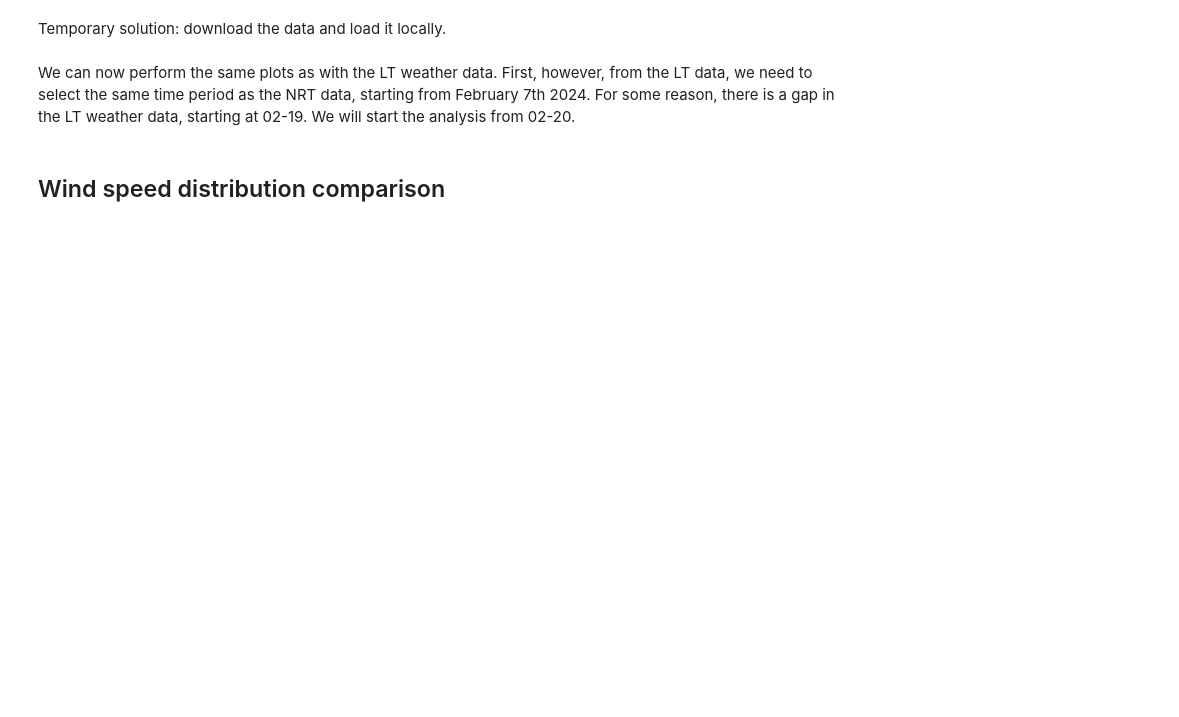
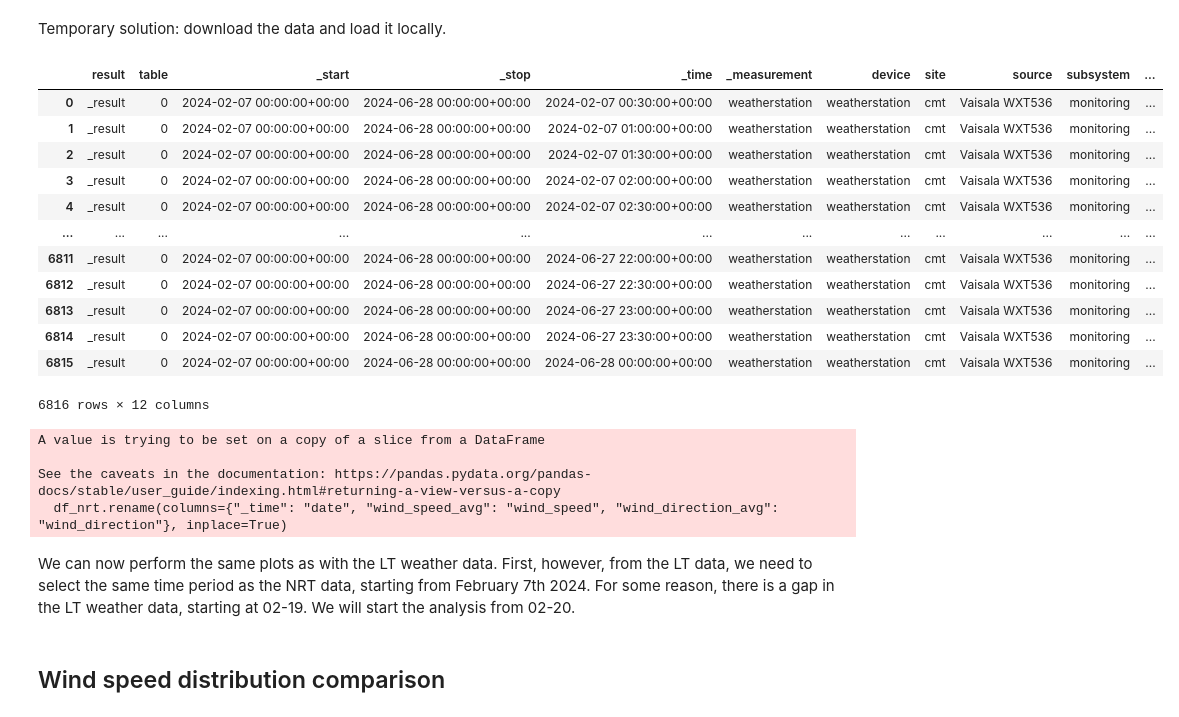
Before and after one commit to ferazuza/aspred, a Jupyter notebook: notebooks/winds.ipynb, the cells around one changed output. Drawn from its saved outputs; the diff is of its cells as text; code cells hidden in the pictures; blank space fills up the shorter version.

```diff
--- a/notebooks/winds.ipynb
+++ b/notebooks/winds.ipynb
@@ -100,15 +100,17 @@ https://gist.github.com/jobovy/a10a97353b8200b397de1f35a6525ece
 
 Update: Joao has sent me instructions. Need to update the connector.
 # %%
-from influxdb import InfluxDBClient
-
-host = 'influxdb.services.newrobotictelescope.org'
-port = 8086
-username = 'nrt-admin'
-password = 'super_secret_password'
+from influxdb_client import InfluxDBClient
+import pandas as pd
+host = 'https://influxdb.services.newrobotictelescope.org'
+username = "nrt-admin"
+password = "super_secret_password"
 ssl = True
 verify_ssl = True
+token = "YNZ0oOiejxQT62BXkLyuQfTvH8su0ki9oMbv12l3VU7kwpUvk8NE_SSp10geFA6vKFg8TQMAd8y82tK2UtCVSg=="
+org = "NRT"
+bucket = "Weatherstation"
 
-client = InfluxDBClient(host=host, port=port, username=username, password=password, ssl=ssl, verify_ssl=verify_ssl)
-client.get_list_database()
+client = InfluxDBClient(host, token, org, timeout = 60000)
+print('alive: %s' % client.ping())
 # %% [output]
@@ -116,4 +157,30 @@ ModuleNotFoundError: No module named 'influxdb'
 # %% [markdown]
 Temporary solution: download the data and load it locally.
+# %%
+system_stats
+# %% [output]
+|  | result | table | _start | _stop | _time | _measurement | device | site | source | subsystem | ... |
+| 0 | _result | 0 | 2024-02-07 00:00:00+00:00 | 2024-06-28 00:00:00+00:00 | 2024-02-07 00:30:00+00:00 | weatherstation | weatherstation | cmt | Vaisala WXT536 | monitoring | ... |
+| 1 | _result | 0 | 2024-02-07 00:00:00+00:00 | 2024-06-28 00:00:00+00:00 | 2024-02-07 01:00:00+00:00 | weatherstation | weatherstation | cmt | Vaisala WXT536 | monitoring | ... |
+| 2 | _result | 0 | 2024-02-07 00:00:00+00:00 | 2024-06-28 00:00:00+00:00 | 2024-02-07 01:30:00+00:00 | weatherstation | weatherstation | cmt | Vaisala WXT536 | monitoring | ... |
+| 3 | _result | 0 | 2024-02-07 00:00:00+00:00 | 2024-06-28 00:00:00+00:00 | 2024-02-07 02:00:00+00:00 | weatherstation | weatherstation | cmt | Vaisala WXT536 | monitoring | ... |
+| 4 | _result | 0 | 2024-02-07 00:00:00+00:00 | 2024-06-28 00:00:00+00:00 | 2024-02-07 02:30:00+00:00 | weatherstation | weatherstation | cmt | Vaisala WXT536 | monitoring | ... |
+| ... | ... | ... | ... | ... | ... | ... | ... | ... | ... | ... | ... |
+| 6811 | _result | 0 | 2024-02-07 00:00:00+00:00 | 2024-06-28 00:00:00+00:00 | 2024-06-27 22:00:00+00:00 | weatherstation | weatherstation | cmt | Vaisala WXT536 | monitoring | ... |
+| 6812 | _result | 0 | 2024-02-07 00:00:00+00:00 | 2024-06-28 00:00:00+00:00 | 2024-06-27 22:30:00+00:00 | weatherstation | weatherstation | cmt | Vaisala WXT536 | monitoring | ... |
+| 6813 | _result | 0 | 2024-02-07 00:00:00+00:00 | 2024-06-28 00:00:00+00:00 | 2024-06-27 23:00:00+00:00 | weatherstation | weatherstation | cmt | Vaisala WXT536 | monitoring | ... |
+| 6814 | _result | 0 | 2024-02-07 00:00:00+00:00 | 2024-06-28 00:00:00+00:00 | 2024-06-27 23:30:00+00:00 | weatherstation | weatherstation | cmt | Vaisala WXT536 | monitoring | ... |
+| 6815 | _result | 0 | 2024-02-07 00:00:00+00:00 | 2024-06-28 00:00:00+00:00 | 2024-06-28 00:00:00+00:00 | weatherstation | weatherstation | cmt | Vaisala WXT536 | monitoring | ... |
+6816 rows × 12 columns
+# %%
+# Select only data from columns _time, wind_speed_avg, wind_direction_avg
+df_nrt = system_stats[["_time", "wind_speed_avg", "wind_direction_avg"]]
+df_nrt.rename(columns={"_time": "date", "wind_speed_avg": "wind_speed", "wind_direction_avg": "wind_direction"}, inplace=True)
+df_nrt = df_nrt.dropna()
+# %% [output]
+A value is trying to be set on a copy of a slice from a DataFrame
+
+See the caveats in the documentation: https://pandas.pydata.org/pandas-docs/stable/user_guide/indexing.html#returning-a-view-versus-a-copy
+  df_nrt.rename(columns={"_time": "date", "wind_speed_avg": "wind_speed", "wind_direction_avg": "wind_direction"}, inplace=True)
 # %%
 from aspred.utils import standard_angle
```
Also changed, not shown: parts of 8 cells of this notebook.
